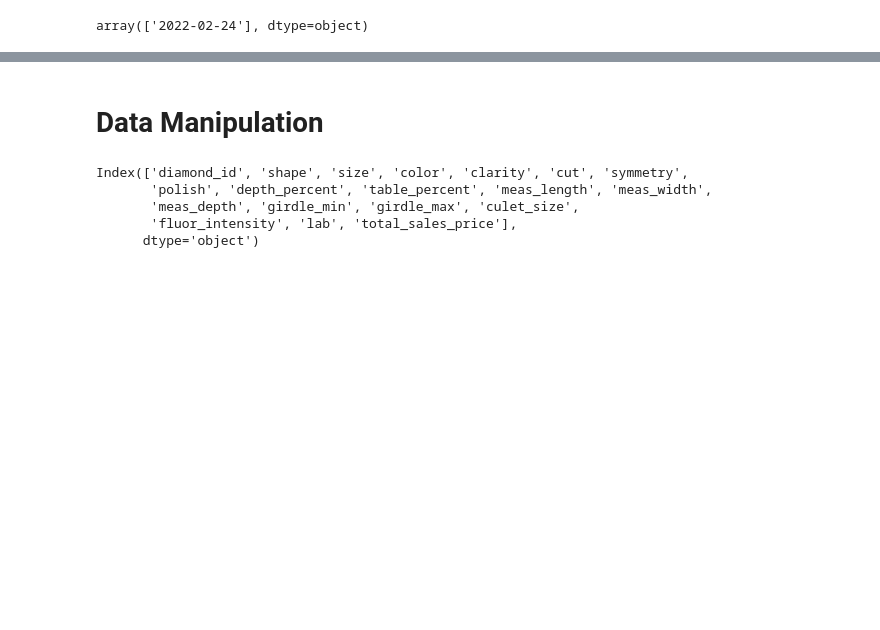
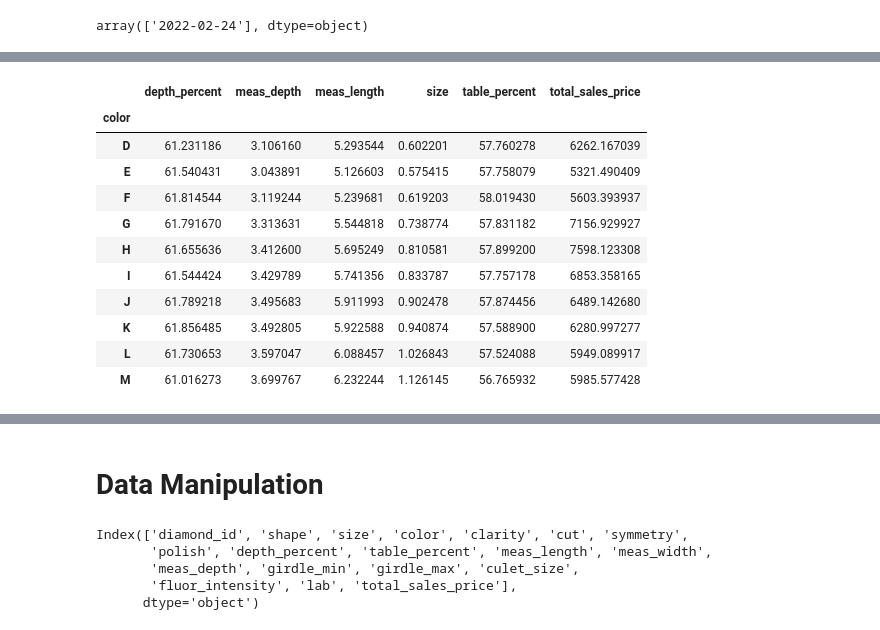
Before and after one commit to jmajurel/ml, a Jupyter notebook: diamonds_project.ipynb, the cells around one changed output, grey strips where cells are left out. Drawn from its saved outputs; the diff is of its cells as text; code cells hidden in the pictures; blank space fills up the shorter version.

```diff
--- a/diamonds_project.ipynb
+++ b/diamonds_project.ipynb
@@ -158,0 +199,15 @@ array(['2022-02-24'], dtype=object)
+# %%
+pd.pivot_table(df, index="color", values=["size", "depth_percent", "table_percent", "meas_length", "meas_depth", "total_sales_price"])
+# %% [output]
+|  | depth_percent | meas_depth | meas_length | size | table_percent | total_sales_price |
+| color |  |  |  |  |  |  |
+| D | 61.231186 | 3.106160 | 5.293544 | 0.602201 | 57.760278 | 6262.167039 |
+| E | 61.540431 | 3.043891 | 5.126603 | 0.575415 | 57.758079 | 5321.490409 |
+| F | 61.814544 | 3.119244 | 5.239681 | 0.619203 | 58.019430 | 5603.393937 |
+| G | 61.791670 | 3.313631 | 5.544818 | 0.738774 | 57.831182 | 7156.929927 |
+| H | 61.655636 | 3.412600 | 5.695249 | 0.810581 | 57.899200 | 7598.123308 |
+| I | 61.544424 | 3.429789 | 5.741356 | 0.833787 | 57.757178 | 6853.358165 |
+| J | 61.789218 | 3.495683 | 5.911993 | 0.902478 | 57.874456 | 6489.142680 |
+| K | 61.856485 | 3.492805 | 5.922588 | 0.940874 | 57.588900 | 6280.997277 |
+| L | 61.730653 | 3.597047 | 6.088457 | 1.026843 | 57.524088 | 5949.089917 |
+| M | 61.016273 | 3.699767 | 6.232244 | 1.126145 | 56.765932 | 5985.577428 |
```
Also changed, not shown: parts of 14 cells of this notebook.
